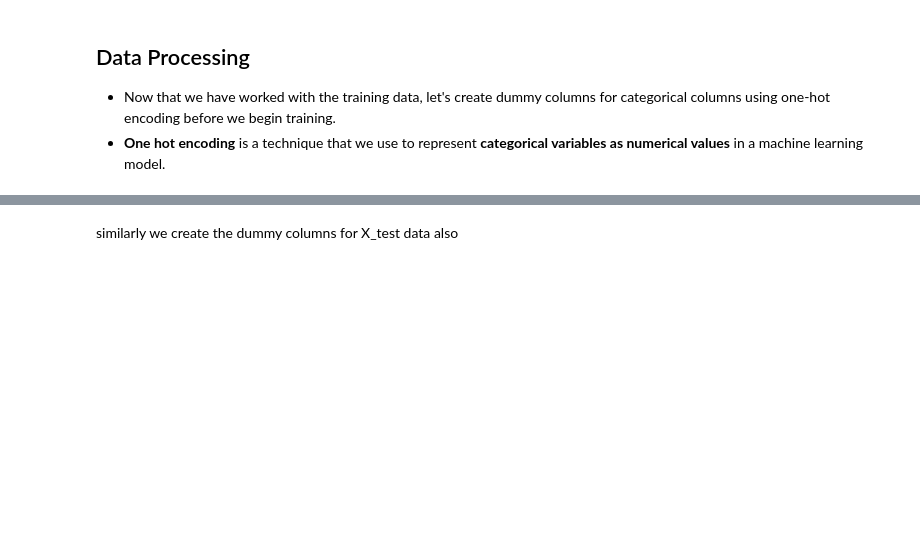
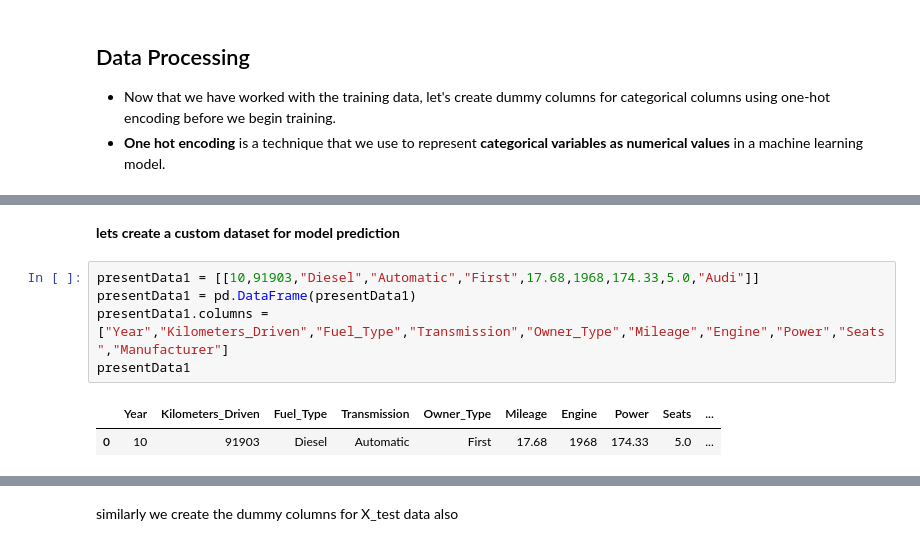
Before and after one commit to MsHegde-code/used-vehicle-price-prediction-data-science, a Jupyter notebook: usedCarPricePrediction.ipynb, the cells around one changed output, grey strips where cells are left out. Saved outputs shown, nothing was run; the diff lists cells and outputs as text; blank space fills up the shorter version.

```diff
--- a/usedCarPricePrediction.ipynb
+++ b/usedCarPricePrediction.ipynb
@@ -465 +471,11 @@ X_train.sample(5)
 5 rows × 42 columns
+# %% [markdown]
+**lets create a custom dataset for model prediction**
+# %%
+presentData1 = [[10,91903,"Diesel","Automatic","First",17.68,1968,174.33,5.0,"Audi"]]
+presentData1 = pd.DataFrame(presentData1)
+presentData1.columns = ["Year","Kilometers_Driven","Fuel_Type","Transmission","Owner_Type","Mileage","Engine","Power","Seats","Manufacturer"]
+presentData1
+# %% [output]
+|  | Year | Kilometers_Driven | Fuel_Type | Transmission | Owner_Type | Mileage | Engine | Power | Seats | ... |
+| 0 | 10 | 91903 | Diesel | Automatic | First | 17.68 | 1968 | 174.33 | 5.0 | ... |
```
Also changed, not shown: parts of 13 cells of this notebook.
